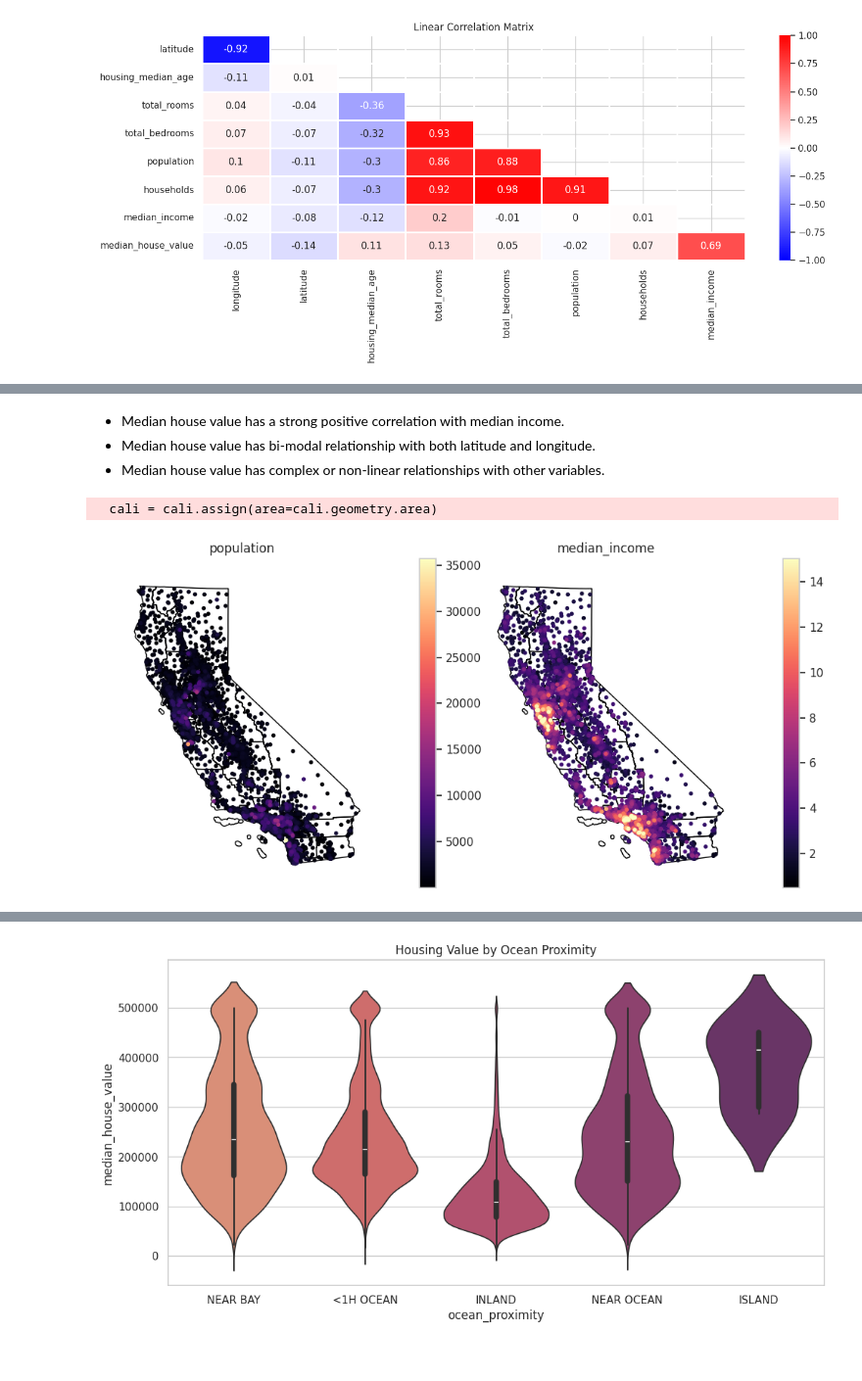
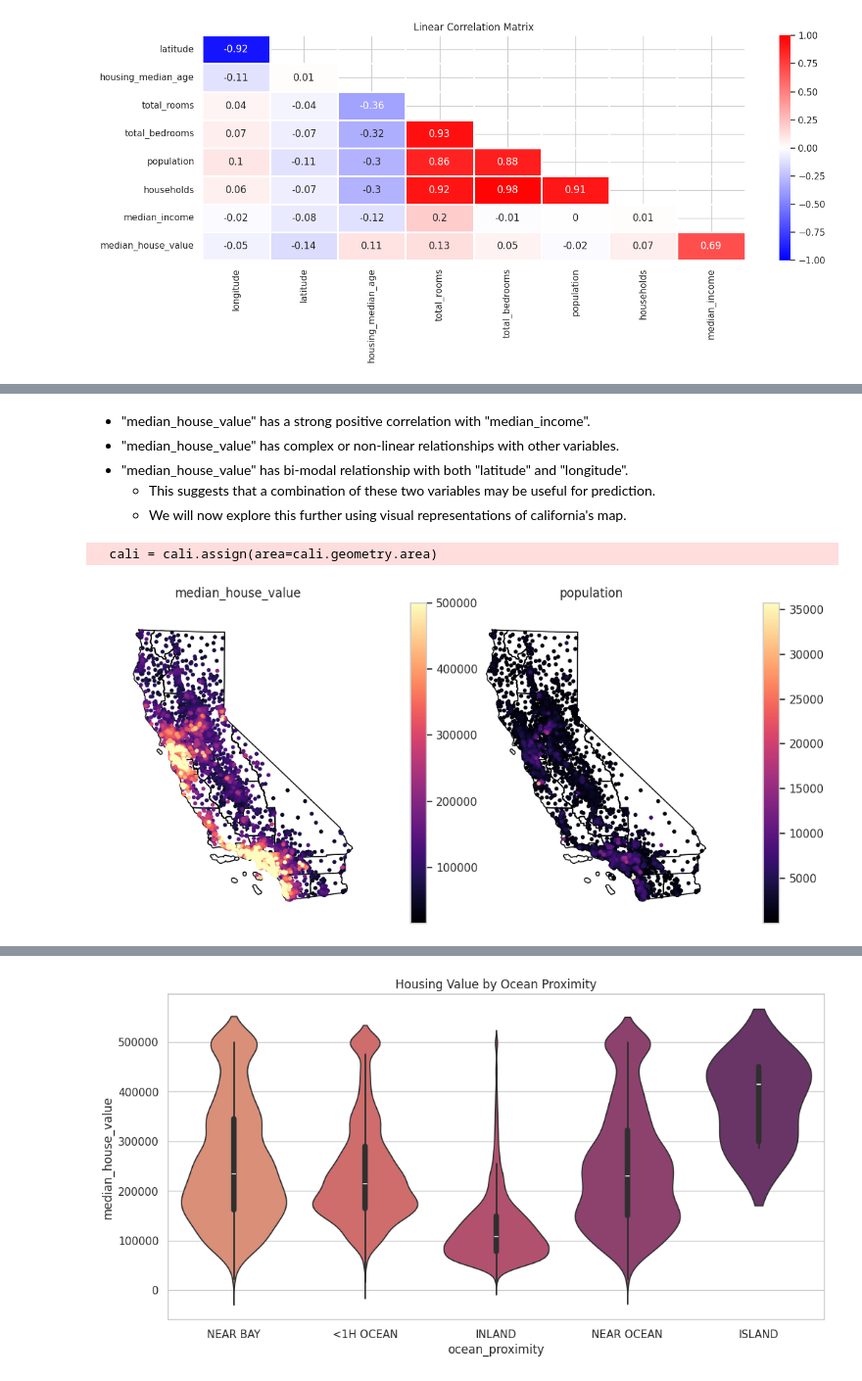
Before and after one commit to NewmanTHP/California_Housing, a Jupyter notebook: california_housing.ipynb, the cells around one changed output, grey strips where cells are left out. Shown at 98% size. Cells and saved outputs as stored; diff of their text form; code cells hidden in the pictures.

```diff
--- a/california_housing.ipynb
+++ b/california_housing.ipynb
@@ -147,9 +112,11 @@ pair_plots(df)
-# %% [markdown]
-- Median house value has a strong positive correlation with median income.
-- Median house value has bi-modal relationship with both latitude and longitude.
-- Median house value has complex or non-linear relationships with other variables.
+# %% [markdown]
+- "median_house_value" has a strong positive correlation with "median_income".
+- "median_house_value" has complex or non-linear relationships with other variables.
+- "median_house_value" has bi-modal relationship with both "latitude" and "longitude".
+    - This suggests that a combination of these two variables may be useful for prediction.
+    - We will now explore this further using visual representations of california's map.
 # %%
-plotTwo(df,['population','median_income'])
+california_plot(df,['median_house_value', 'population'])
 # %% [output]
   cali = cali.assign(area=cali.geometry.area)
-[figure, old version]
+[figure, new version]
```
Also changed, not shown: parts of 39 cells of this notebook, 1 other file.
